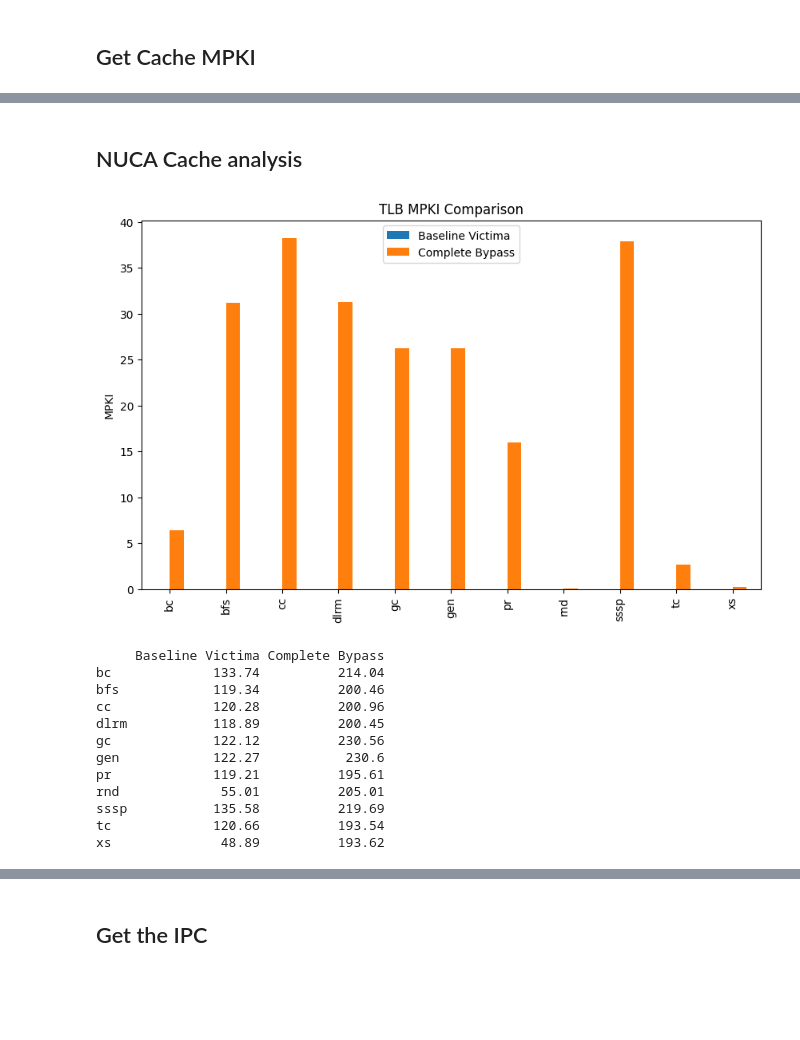
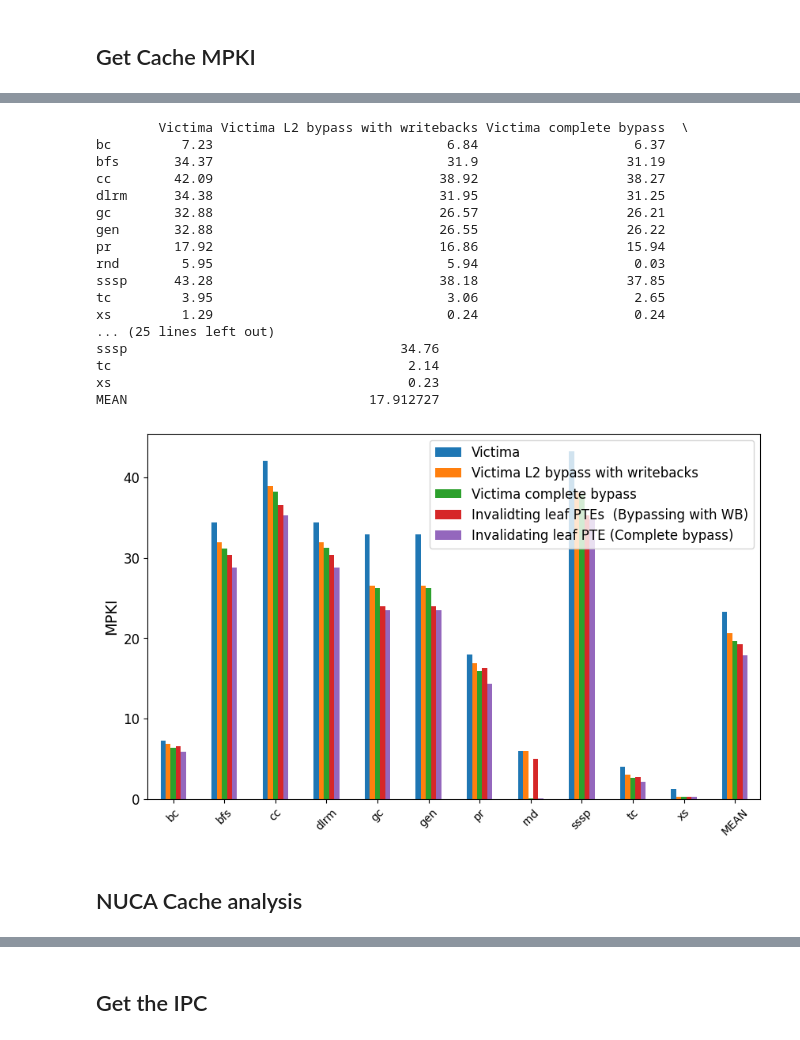
Before and after one commit to abhishekjagushte/iitb-sem2-rnd, a Jupyter notebook: analyze_data.ipynb, the cells around one changed output, grey strips where cells are left out. Saved outputs shown, nothing was run; the diff lists cells and outputs as text; code cells hidden in the pictures; blank space fills up the shorter version.

```diff
--- a/analyze_data.ipynb
+++ b/analyze_data.ipynb
@@ -146,36 +244,47 @@ def get_cache_mpki(df, cache_name, misses_name):
+# %%
+# Plot the comparison of different types of MPKI for different configurations
+
+def plot_MPKI_comparison(cache_name, miss_type, get_mpki_func=get_cache_mpki):
+    mpkis = []
+    for df in data_dfs:
+        mpkis.append(get_mpki_func(df, cache_name, miss_type))
+
+    cmp = compare(mpkis, headings)
+
+    print(cmp)
+
+    cmp.plot(kind='bar', figsize=(10, 6))
+    plt.ylabel('MPKI')
+    plt.xticks(rotation=45, fontsize=10)
+    # plt.title(f'{miss_type} MPKI comparison')
+    plt.show()
+
+
+# plot_MPKI_comparison('L2', MISSES_DATA_BLOCKS)
+plot_MPKI_comparison('L2', MISSES_TLB_BLOCKS)
+# plot_MPKI_comparison('L2', MISSES_PTE_BLOCKS)
+
+
+# plot_MPKI_comparison('L1-D', 'evict-M')
+# plot_MPKI_comparison('L2', 'evict-M')
+# %% [output]
+        Victima Victima L2 bypass with writebacks Victima complete bypass  \
+bc         7.23                              6.84                    6.37
+bfs       34.37                              31.9                   31.19
+cc        42.09                             38.92                   38.27
+dlrm      34.38                             31.95                   31.25
+gc        32.88                             26.57                   26.21
+gen       32.88                             26.55                   26.22
+pr        17.92                             16.86                   15.94
+rnd        5.95                              5.94                    0.03
+sssp      43.28                             38.18                   37.85
+tc         3.95                              3.06                    2.65
+xs         1.29                              0.24                    0.24
+... (25 lines left out)
+sssp                                   34.76
+tc                                      2.14
+xs                                      0.23
+MEAN                               17.912727
+[figure, added]
 # %% [markdown]
 ## NUCA Cache analysis
-# %%
-d1 = get_cache_mpki(data_dfs[0], 'L2', MISSES_TLB_BLOCKS)
-d2 = get_cache_mpki(data_dfs[1], 'L2', MISSES_TLB_BLOCKS)
-lab = ['Baseline Victima', 'Complete Bypass']
-cmp = compare([d1, d2], lab)
-
-
-# plot the comparison
-cmp.plot(kind='bar', figsize=(10, 6))
-plt.ylabel('MPKI')
-plt.title('TLB MPKI Comparison')
-plt.show()
-# %% [output]
-[figure, removed]
-# %%
-# compare stlb miss penalties
-d1 = get_stlb_miss_penalties_df(data_dfs[0])
-d2 = get_stlb_miss_penalties_df(data_dfs[1])
-lab = ['Baseline Victima', 'Complete Bypass']
-cmp = compare([d1, d2], lab)
-print(cmp)
-# %% [output]
-     Baseline Victima Complete Bypass
-bc             133.74          214.04
-bfs            119.34          200.46
-cc             120.28          200.96
-dlrm           118.89          200.45
-gc             122.12          230.56
-gen            122.27           230.6
-pr             119.21          195.61
-rnd             55.01          205.01
-sssp           135.58          219.69
-tc             120.66          193.54
-xs              48.89          193.62
```
Also changed, not shown: parts of 40 cells of this notebook, 2 other files.
